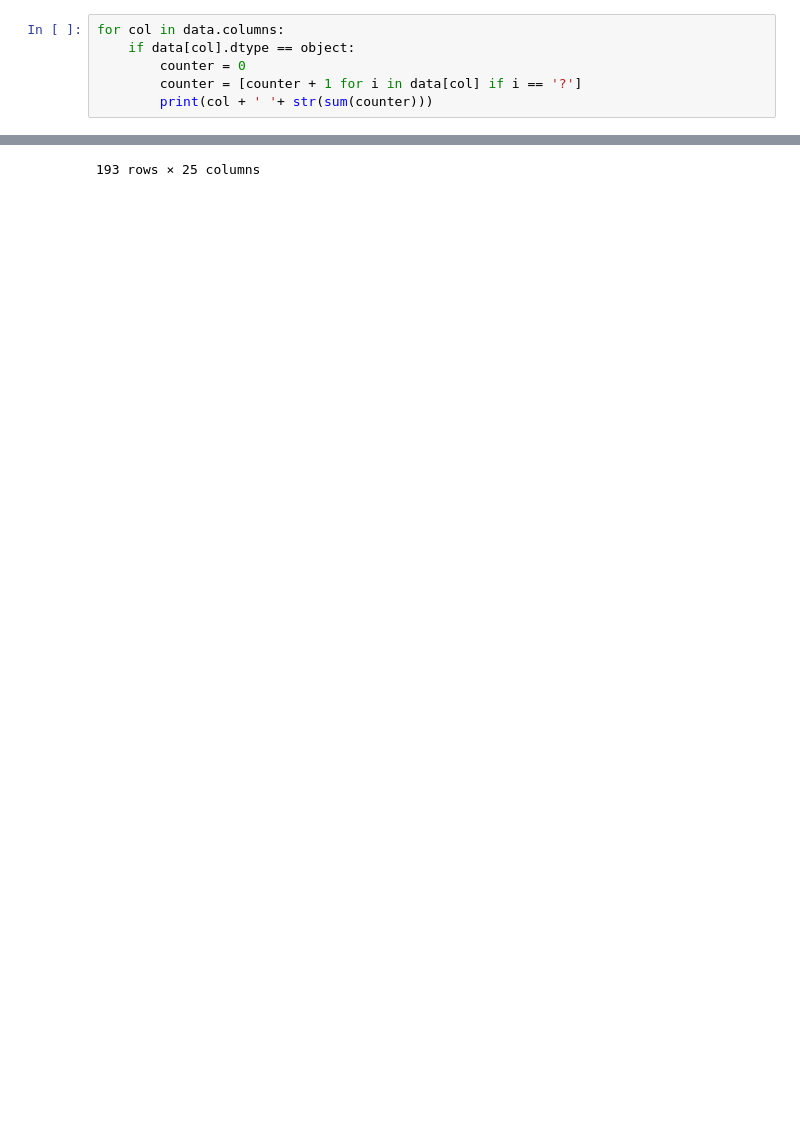
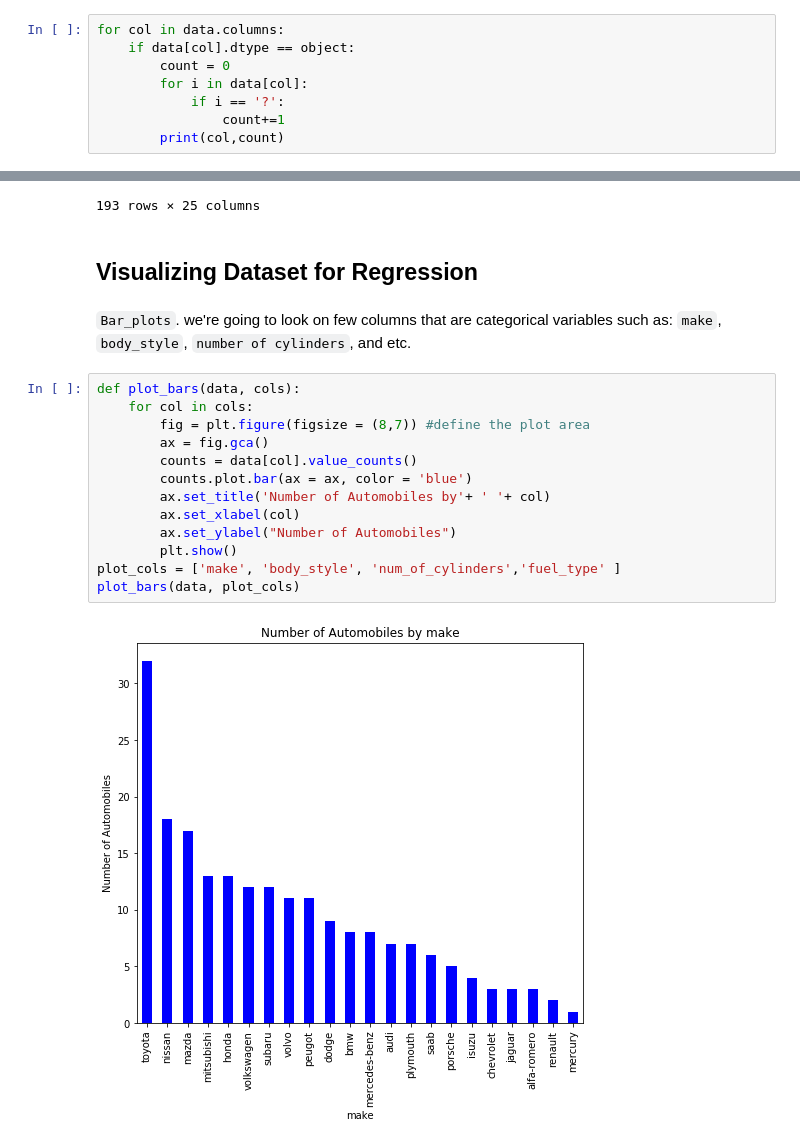
Before and after one commit to ruddysimon/Vehicle_price_prediction, a Jupyter notebook: Automobile_price_prediction.ipynb, the cells around one changed output, grey strips where cells are left out. Drawn from its saved outputs; the diff is of its cells as text; blank space fills up the shorter version.

Commit message:
Data clenaning

```diff
--- a/Automobile_price_prediction.ipynb
+++ b/Automobile_price_prediction.ipynb
@@ -126,9 +141,11 @@ We notice that some of our columns contain '?' character.
 # %%
 for col in data.columns:
     if data[col].dtype == object:
-        counter = 0
-        counter = [counter + 1 for i in data[col] if i == '?']
-        print(col + ' '+ str(sum(counter)))
+        count = 0
+        for i in data[col]:
+            if i == '?':
+                count+=1
+        print(col,count)
 # %% [output]
 normalized_losses 41
 make 0
@@ -191,3 +208,22 @@ data
 | 203 | -1 | volvo | diesel | turbo | four | sedan | rwd | front | ... |
 | 204 | -1 | volvo | gas | turbo | four | sedan | rwd | front | ... |
 193 rows × 25 columns
+# %% [markdown]
+## Visualizing Dataset for Regression
+# %% [markdown]
+`Bar_plots`. we're going to look on few columns that are categorical variables such as: `make`, `body_style`, `number of cylinders`, and etc.
+# %%
+def plot_bars(data, cols):
+    for col in cols:
+        fig = plt.figure(figsize = (8,7)) #define the plot area
+        ax = fig.gca()
+        counts = data[col].value_counts()
+        counts.plot.bar(ax = ax, color = 'blue')
+        ax.set_title('Number of Automobiles by'+ ' '+ col)
+        ax.set_xlabel(col)
+        ax.set_ylabel("Number of Automobiles")
+        plt.show()
+plot_cols = ['make', 'body_style', 'num_of_cylinders','fuel_type' ]
+plot_bars(data, plot_cols)
+# %% [output]
+[figure, added]
```
Also changed, not shown: parts of 8 cells of this notebook.
